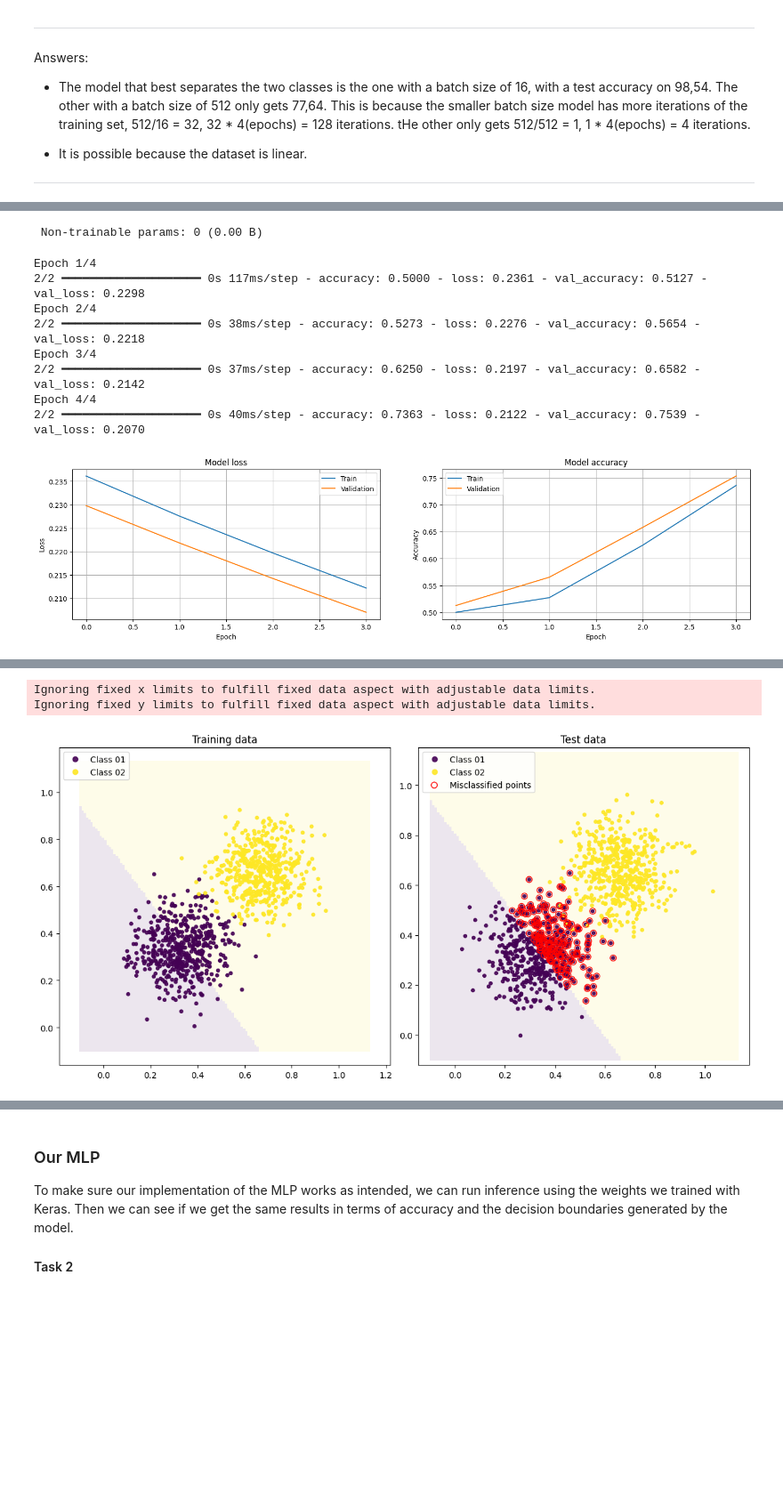
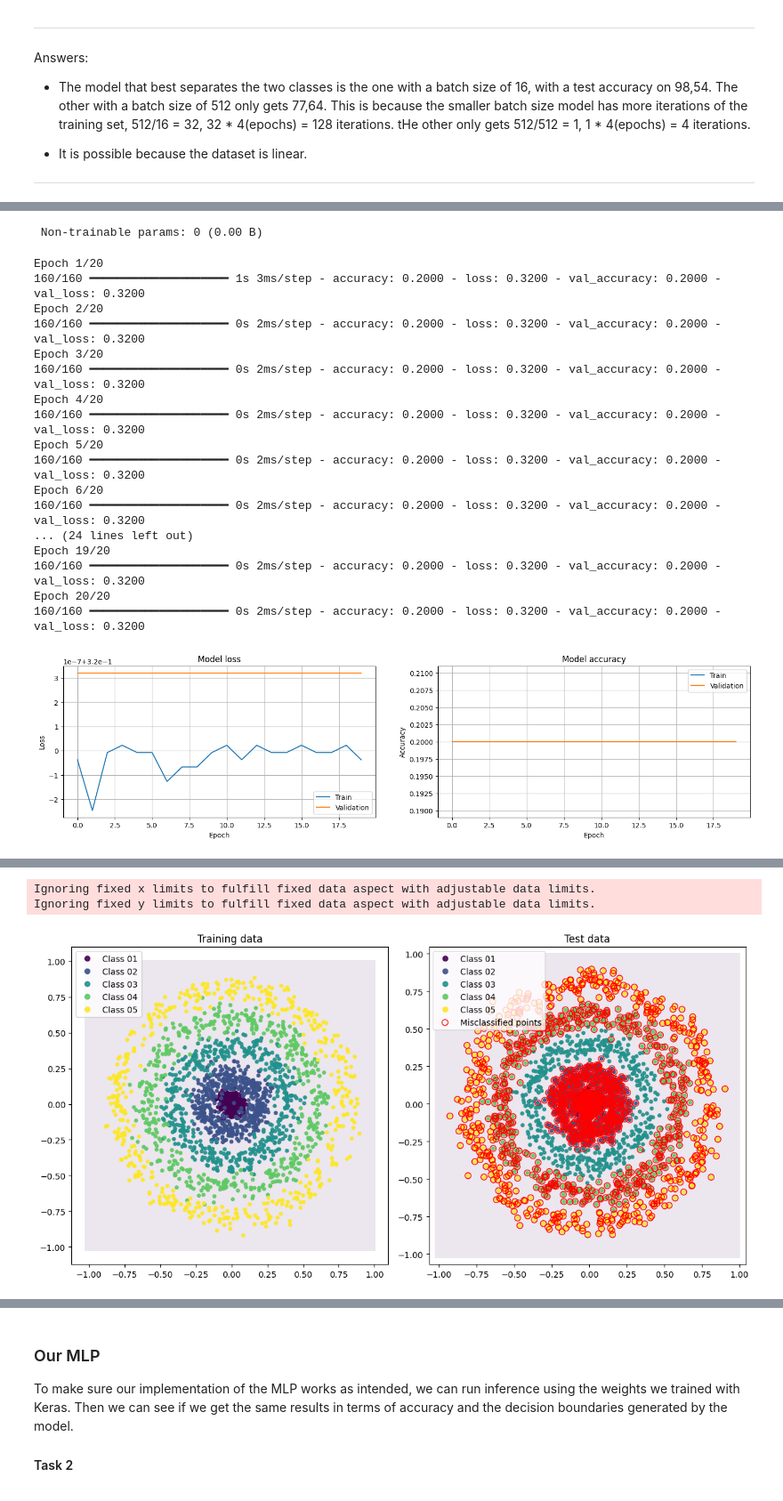
Before and after one commit to caitywu/TNM112-Labs, a Jupyter notebook: Lab 1/lab01.ipynb, the cells around one changed output, grey strips where cells are left out. Shown at 89% size. Drawn from its saved outputs; the diff is of its cells as text; code cells hidden in the pictures; blank space fills up the shorter version.

Commit message:
task 1.2 and 1.3

```diff
--- a/Lab 1/lab01.ipynb
+++ b/Lab 1/lab01.ipynb
@@ -77,19 +106,19 @@ importlib.reload(keras_mlp)
 from tensorflow import keras
 
 # Uncomment to be able to change data specification (instead of having to run the above cell every time)
-data.generate(dataset='linear', N_train=512, N_test=512, K=2, sigma=0.1) # Task 1.1
+#data.generate(dataset='linear', N_train=512, N_test=512, K=2, sigma=0.1) # Task 1.1
 #data.generate(dataset='polar', N_train=512, N_test=512, K=2, sigma=0.1)  # Task 1.2
-#data.generate(dataset='polar', N_train=512, N_test=512, K=5, sigma=0.05) # Task 1.3
+data.generate(dataset='polar', N_train=512, N_test=512, K=5, sigma=0.05) # Task 1.3
 
 # Hyper-parameters
-hidden_layers = 0     # The number of hidden layers in the network (total number of layers will be L=hidden_layers+1)
-layer_width = 5       # The number of neurons in each hidden layer
-activation = 'linear' # Activation function of hidden layers
-init = keras.initializers.RandomNormal(mean=0.1, stddev=0.1) # Initialization method (starting point for the optimization)
-epochs = 4            # Number of epochs for the training
-batch_size = 512      # Batch size to use in training
+hidden_layers = 10     # The number of hidden layers in the network (total number of layers will be L=hidden_layers+1)
+layer_width = 50       # The number of neurons in each hidden layer
+activation = 'relu' # Activation function of hidden layers
+init = keras.initializers.RandomNormal(mean=0.1, stddev=0.9) # Initialization method (starting point for the optimization)
+epochs = 20            # Number of epochs for the training
+batch_size = 16      # Batch size to use in training
 loss = keras.losses.MeanSquaredError() # Loss function
-opt = keras.optimizers.SGD(learning_rate=1.0, momentum=0.0) # Optimizer
+opt = keras.optimizers.SGD(learning_rate=0.7, momentum=0.9) # Optimizer
 
 # The Keras MLP model
 model_k = keras_mlp.KerasMLP(data, verbose=True)
@@ -131,11 +172,20 @@ Model: "sequential"
  Non-trainable params: 0 (0.00 B)
-Epoch 1/4
-2/2 ━━━━━━━━━━━━━━━━━━━━ 0s 117ms/step - accuracy: 0.5000 - loss: 0.2361 - val_accuracy: 0.5127 - val_loss: 0.2298
-Epoch 2/4
-2/2 ━━━━━━━━━━━━━━━━━━━━ 0s 38ms/step - accuracy: 0.5273 - loss: 0.2276 - val_accuracy: 0.5654 - val_loss: 0.2218
-Epoch 3/4
-2/2 ━━━━━━━━━━━━━━━━━━━━ 0s 37ms/step - accuracy: 0.6250 - loss: 0.2197 - val_accuracy: 0.6582 - val_loss: 0.2142
-Epoch 4/4
-2/2 ━━━━━━━━━━━━━━━━━━━━ 0s 40ms/step - accuracy: 0.7363 - loss: 0.2122 - val_accuracy: 0.7539 - val_loss: 0.2070
+Epoch 1/20
+160/160 ━━━━━━━━━━━━━━━━━━━━ 1s 3ms/step - accuracy: 0.2000 - loss: 0.3200 - val_accuracy: 0.2000 - val_loss: 0.3200
+Epoch 2/20
+160/160 ━━━━━━━━━━━━━━━━━━━━ 0s 2ms/step - accuracy: 0.2000 - loss: 0.3200 - val_accuracy: 0.2000 - val_loss: 0.3200
+Epoch 3/20
+160/160 ━━━━━━━━━━━━━━━━━━━━ 0s 2ms/step - accuracy: 0.2000 - loss: 0.3200 - val_accuracy: 0.2000 - val_loss: 0.3200
+Epoch 4/20
+160/160 ━━━━━━━━━━━━━━━━━━━━ 0s 2ms/step - accuracy: 0.2000 - loss: 0.3200 - val_accuracy: 0.2000 - val_loss: 0.3200
+Epoch 5/20
+160/160 ━━━━━━━━━━━━━━━━━━━━ 0s 2ms/step - accuracy: 0.2000 - loss: 0.3200 - val_accuracy: 0.2000 - val_loss: 0.3200
+Epoch 6/20
+160/160 ━━━━━━━━━━━━━━━━━━━━ 0s 2ms/step - accuracy: 0.2000 - loss: 0.3200 - val_accuracy: 0.2000 - val_loss: 0.3200
+... (24 lines left out)
+Epoch 19/20
+160/160 ━━━━━━━━━━━━━━━━━━━━ 0s 2ms/step - accuracy: 0.2000 - loss: 0.3200 - val_accuracy: 0.2000 - val_loss: 0.3200
+Epoch 20/20
+160/160 ━━━━━━━━━━━━━━━━━━━━ 0s 2ms/step - accuracy: 0.2000 - loss: 0.3200 - val_accuracy: 0.2000 - val_loss: 0.3200
-[figure, old version]
+[figure, new version]
 Model performance:
@@ -150,3 +200,3 @@ Model performance:
 Ignoring fixed x limits to fulfill fixed data aspect with adjustable data limits.
 Ignoring fixed y limits to fulfill fixed data aspect with adjustable data limits.
-[figure, old version]
+[figure, new version]
```
Also changed, not shown: parts of 6 cells of this notebook.
